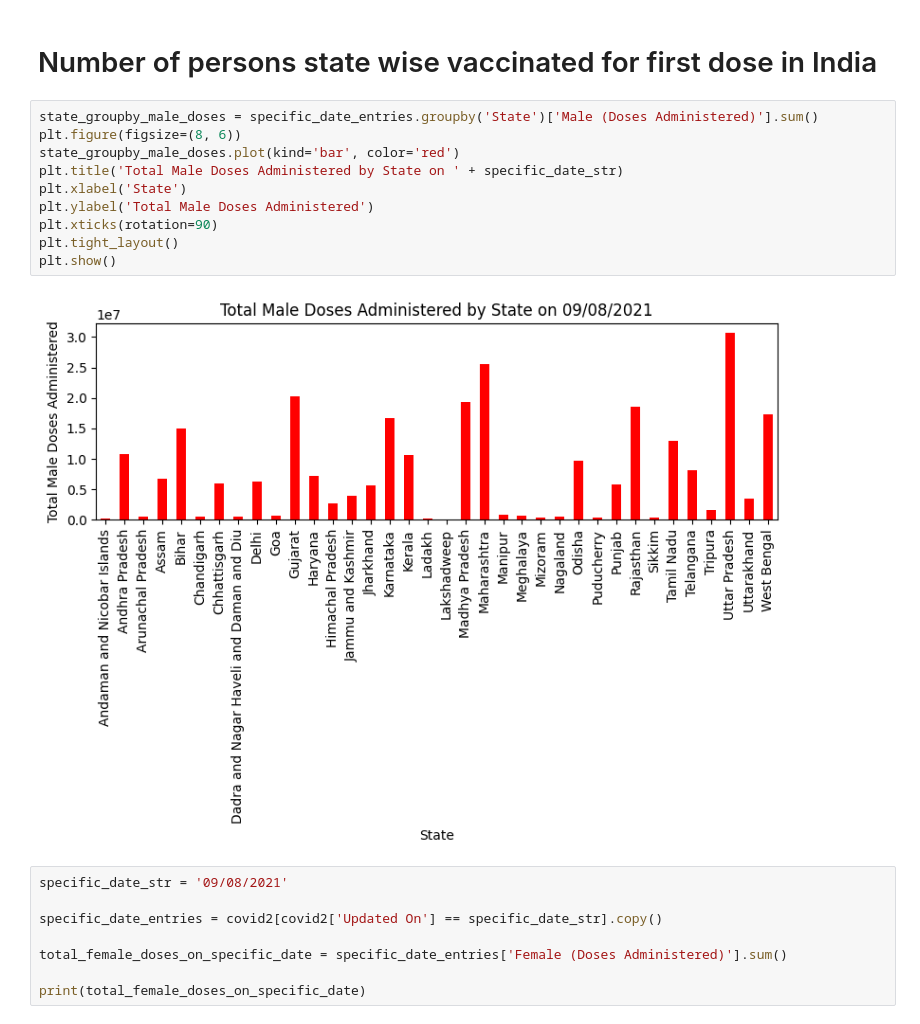
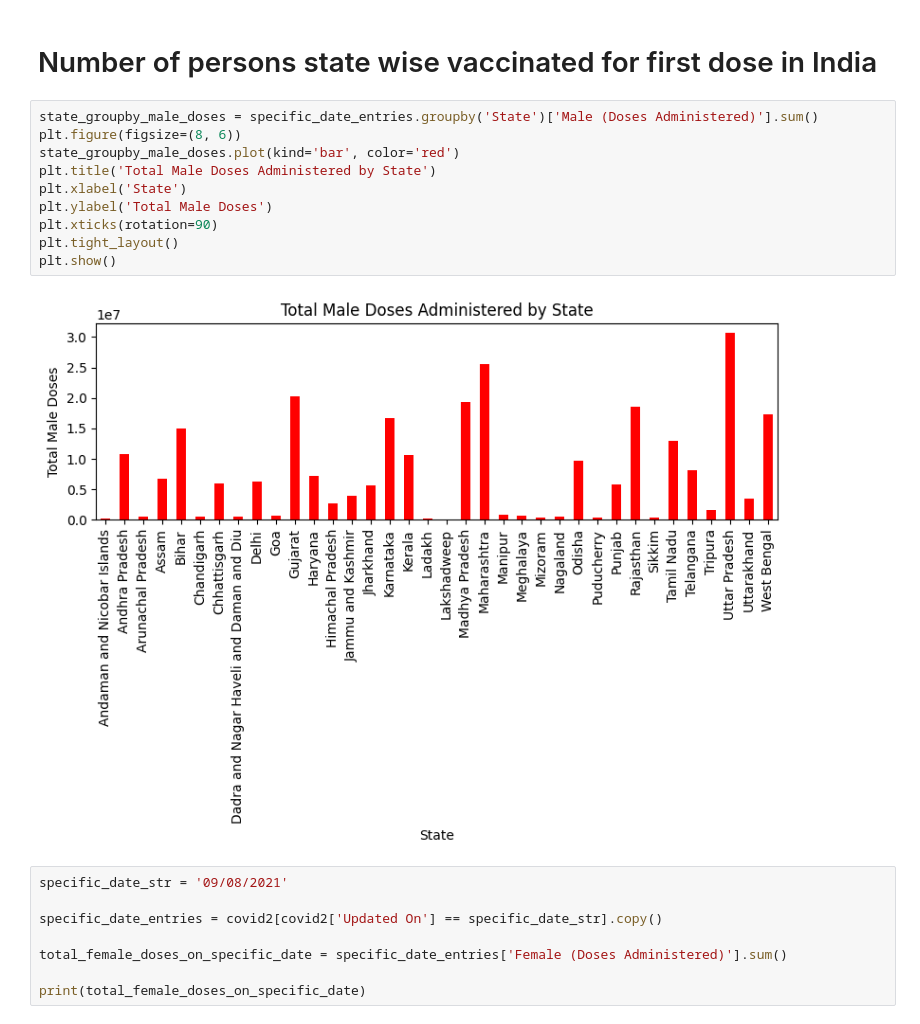
Before and after one commit to sahil3241/Covid-Analysis, a Jupyter notebook: a4.ipynb, the cells around one changed output. Saved outputs shown, nothing was run; the diff lists cells and outputs as text.

```diff
--- a/a4.ipynb
+++ b/a4.ipynb
@@ -135,15 +137,15 @@ print(total_male_doses_on_specific_date)
 # %%
 state_groupby_male_doses = specific_date_entries.groupby('State')['Male (Doses Administered)'].sum()
 plt.figure(figsize=(8, 6))
 state_groupby_male_doses.plot(kind='bar', color='red')
-plt.title('Total Male Doses Administered by State on ' + specific_date_str)
+plt.title('Total Male Doses Administered by State')
 plt.xlabel('State')
-plt.ylabel('Total Male Doses Administered')
+plt.ylabel('Total Male Doses')
 plt.xticks(rotation=90)
 plt.tight_layout()
 plt.show()
 # %% [output]
-[figure, old version]
+[figure, new version]
 # %%
 specific_date_str = '09/08/2021'
 
```
Also changed, not shown: parts of 5 cells of this notebook, 4 other files.
